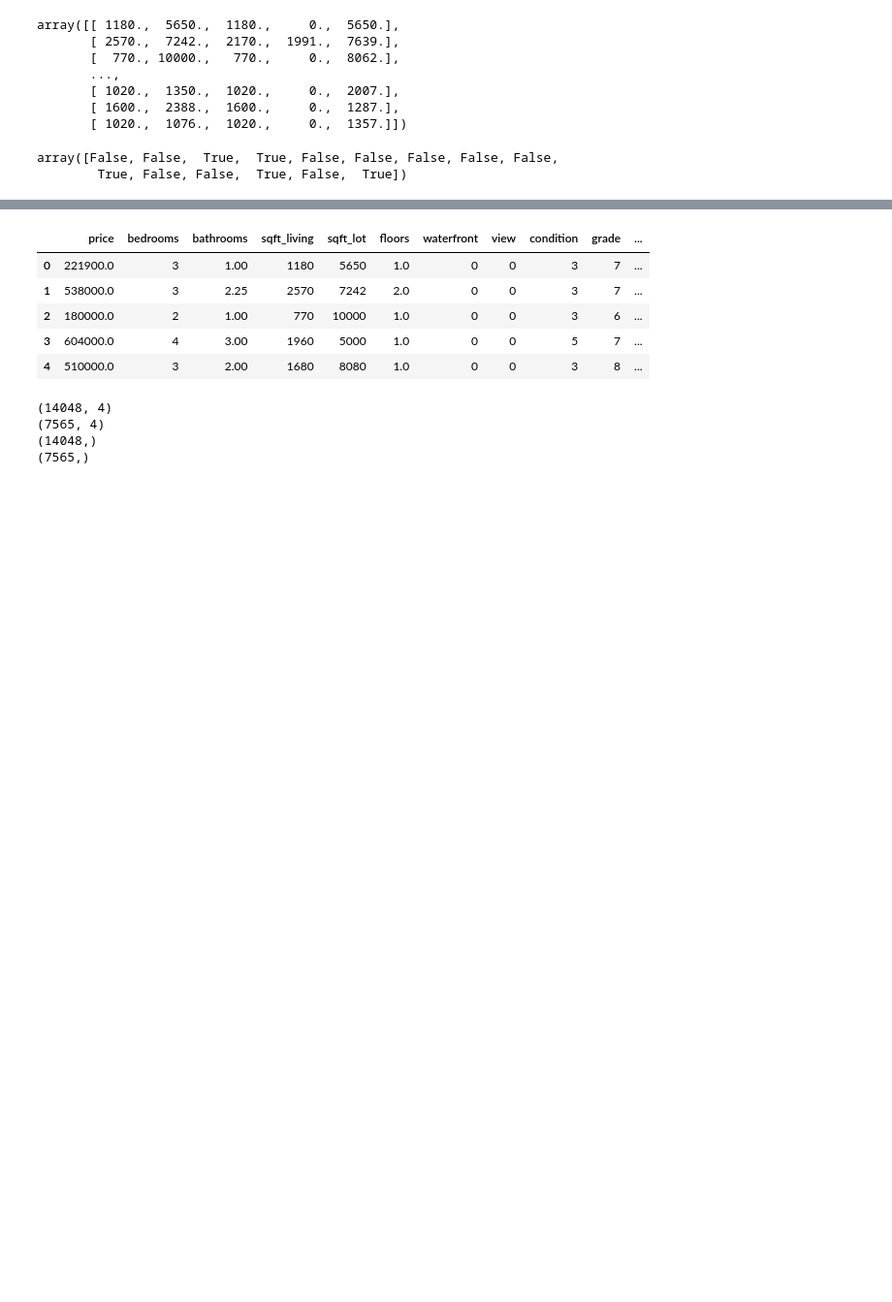
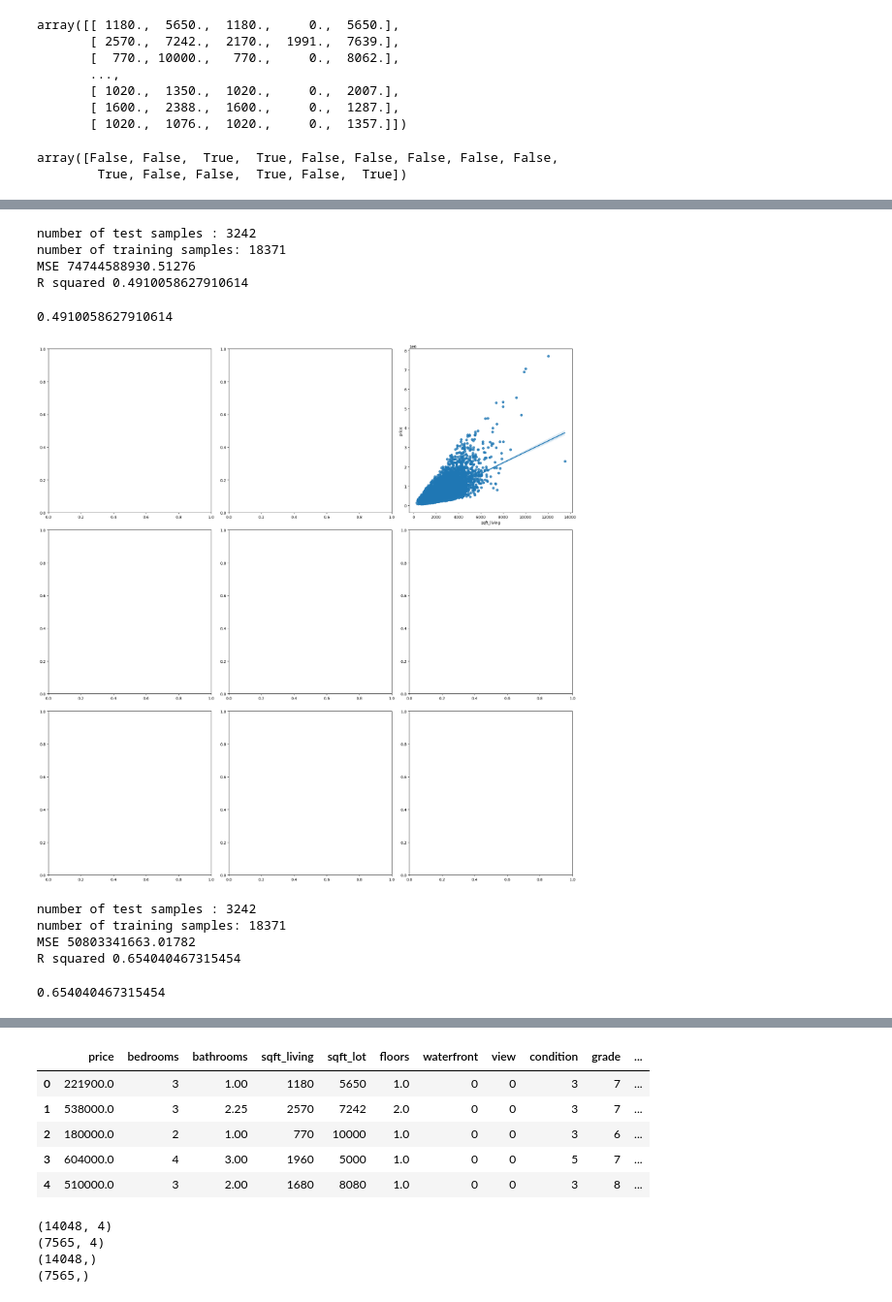
Before and after one commit to Nizar-daz/intro-of-IA, a Jupyter notebook: chekpoint_linear_regression.ipynb, the cells around one changed output, grey strips where cells are left out. Shown at 97% size. Drawn from its saved outputs; the diff is of its cells as text; code cells hidden in the pictures; blank space fills up the shorter version.

```diff
--- a/chekpoint_linear_regression.ipynb
+++ b/chekpoint_linear_regression.ipynb
@@ -197,0 +189,64 @@ ValueError: x and y must have same first dimension, but have shapes (21613, 1) a
+# %%
+y_data = dl['price']
+
+x_data=dl.drop('price',axis=1)
+
+from sklearn.model_selection import train_test_split
+from sklearn.linear_model import LinearRegression
+from sklearn.metrics import mean_squared_error
+from sklearn import metrics
+
+x_train, x_test, y_train, y_test = train_test_split(x_data, y_data, test_size=0.15, random_state=1)
+
+
+print("number of test samples :", x_test.shape[0])
+print("number of training samples:",x_train.shape[0])
+
+model=LinearRegression()
+
+model.fit(x_train[['sqft_living']], y_train)
+predicted=model.predict(x_test[['sqft_living']]) #testing our model’s performance
+print("MSE", mean_squared_error(y_test,predicted))
+print("R squared", metrics.r2_score(y_test,predicted))
+model.score(x_test[['sqft_living']], y_test)
+# %% [output]
+number of test samples : 3242
+number of training samples: 18371
+MSE 74744588930.51276
+R squared 0.4910058627910614
+0.4910058627910614
+# %%
+fig, axs = plt.subplots(ncols = 3, nrows = 3, figsize = (20, 20))
+sns.regplot(y = dl['price'], x = x_data['sqft_living'], ax = axs[0, 2])
+plt.tight_layout()
+# %% [output]
+[figure, added]
+# %%
+y_data = dl['price']
+
+x_data=dl.drop('price',axis=1)
+
+from sklearn.model_selection import train_test_split
+from sklearn.linear_model import LinearRegression
+from sklearn.metrics import mean_squared_error
+from sklearn import metrics
+
+x_train, x_test, y_train, y_test = train_test_split(x_data, y_data, test_size=0.15, random_state=1)
+
+
+print("number of test samples :", x_test.shape[0])
+print("number of training samples:",x_train.shape[0])
+
+model=LinearRegression()
+
+model.fit(x_train, y_train)
+predicted=model.predict(x_test) #testing our model’s performance
+print("MSE", mean_squared_error(y_test,predicted))
+print("R squared", metrics.r2_score(y_test,predicted))
+model.score(x_test, y_test)
+# %% [output]
+number of test samples : 3242
+number of training samples: 18371
+MSE 50803341663.01782
+R squared 0.654040467315454
+0.654040467315454
```
Also changed, not shown: parts of 12 cells of this notebook.
